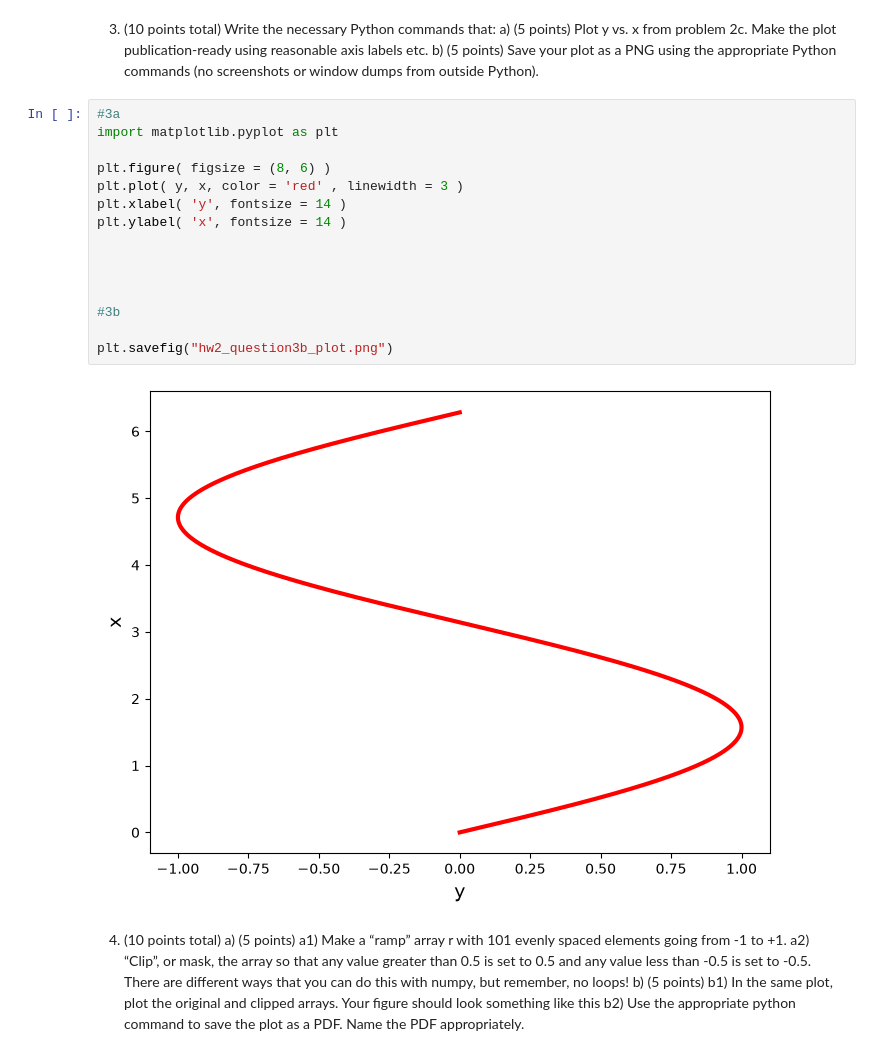
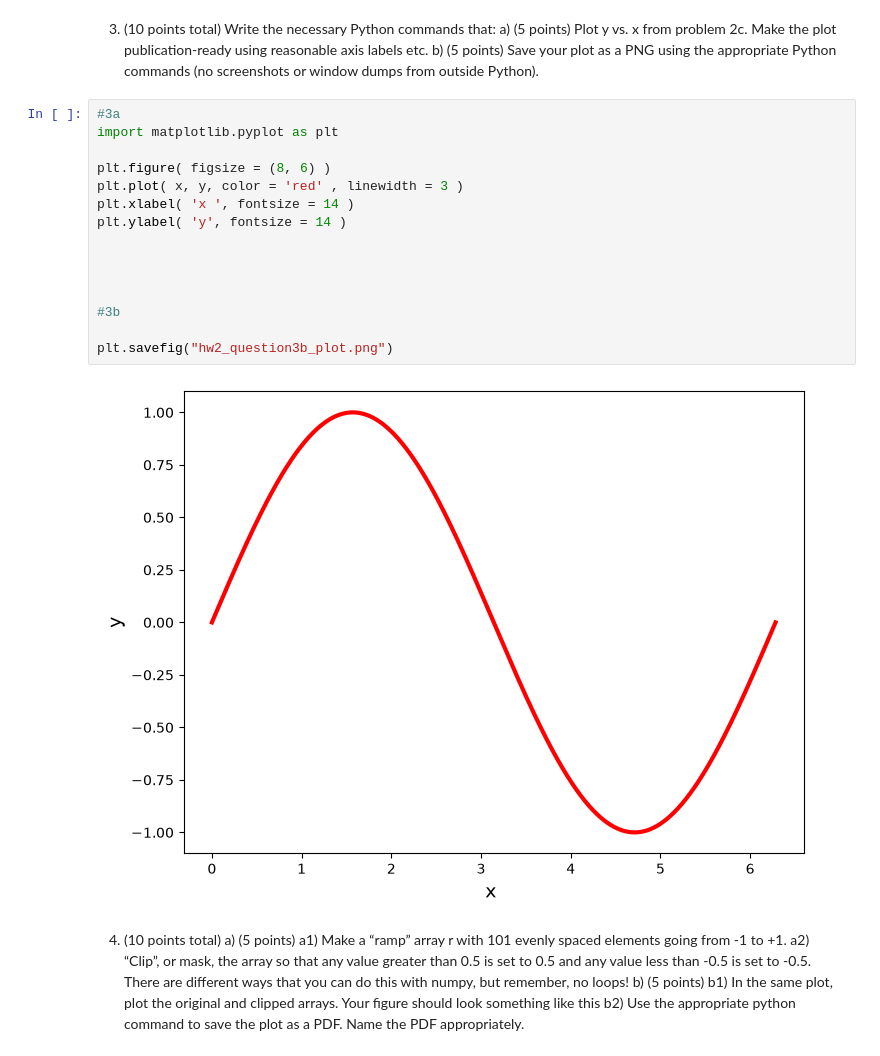
Before and after one commit to zeina-benton/AST5765_ZeinaBenton, a Jupyter notebook: AST5765/Homework/hw2_zeinabenton/hw2_zeinabenton.ipynb, the cells around one changed output. Drawn from its saved outputs; the diff is of its cells as text.

```diff
--- a/AST5765/Homework/hw2_zeinabenton/hw2_zeinabenton.ipynb
+++ b/AST5765/Homework/hw2_zeinabenton/hw2_zeinabenton.ipynb
@@ -74,20 +74,20 @@ screenshots or window dumps from outside Python).
 # %%
 #3a
 import matplotlib.pyplot as plt
 
 plt.figure( figsize = (8, 6) )
-plt.plot( y, x, color = 'red' , linewidth = 3 )
-plt.xlabel( 'y', fontsize = 14 )
-plt.ylabel( 'x', fontsize = 14 )
+plt.plot( x, y, color = 'red' , linewidth = 3 )
+plt.xlabel( 'x ', fontsize = 14 )
+plt.ylabel( 'y', fontsize = 14 )
 
 
 
 
 #3b
 
 plt.savefig("hw2_question3b_plot.png")
 # %% [output]
-[figure, old version]
+[figure, new version]
 # %% [markdown]
 4. (10 points total)
 a) (5 points)
```
Also changed, not shown: parts of 1 cell of this notebook, 4 other files.
